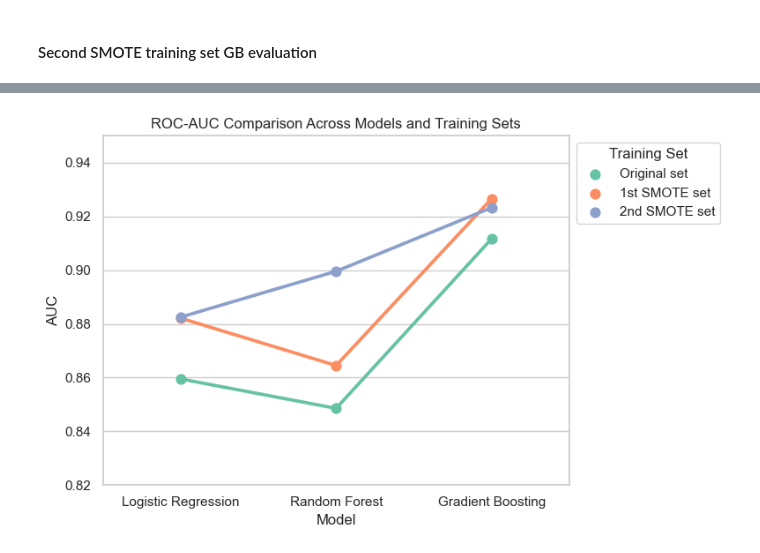
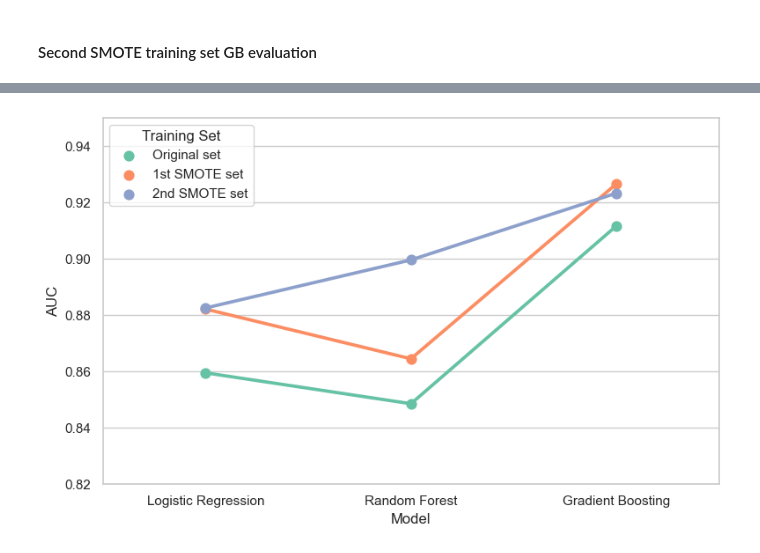
Before and after one commit to KyleDennis25/Credit-Card-Fraud-Detection, a Jupyter notebook: project.ipynb, the cells around one changed output, grey strips where cells are left out. Saved outputs shown, nothing was run; the diff lists cells and outputs as text; code cells hidden in the pictures.

Commit message:
Update project.ipynb
Cleaned up Code. Moved legend in last plot to the top left.

```diff
--- a/project.ipynb
+++ b/project.ipynb
@@ -262,29 +270,28 @@ auc of second SMOTE gb: 0.9232741492770433
 # %%
 # store auc values in an array,labeled with model type and corresponding training set
 models = ['Logistic Regression', 'Random Forest', 'Gradient Boosting']
 training_sets = ['Original set', '1st SMOTE set', '2nd SMOTE set']
 auc_values = np.array([
     [lr_auc, lr_auc2, lr_auc3],  # lr
     [rf_auc, rf_auc2, rf_auc3],  # rf
     [gb_auc, gb_auc2, gb_auc3]   # gb
 ])
 
 # Convert auc_values into a df
 plot_data = []
 for i, model in enumerate(models):
     for j, training_set in enumerate(training_sets):
         plot_data.append([model, training_set, auc_values[i, j]])
 plot_df = pd.DataFrame(plot_data, columns=['Model', 'Training Set', 'AUC'])
 
 
 # Create plot
 sns.set(style="whitegrid")
 plt.figure(figsize=(8, 5))
 sns.pointplot(data=plot_df, x="Model", y="AUC", hue="Training Set", palette="Set2")
-plt.title("ROC-AUC Comparison Across Models and Training Sets")
 plt.ylim(0.82, 0.95)
-plt.legend(title="Training Set", bbox_to_anchor=(1, 1))
+plt.legend(title="Training Set", loc='upper left')
 plt.tight_layout()
 plt.show()
 # %% [output]
-[figure, old version]
+[figure, new version]
```
Also changed, not shown: parts of 10 cells of this notebook.
